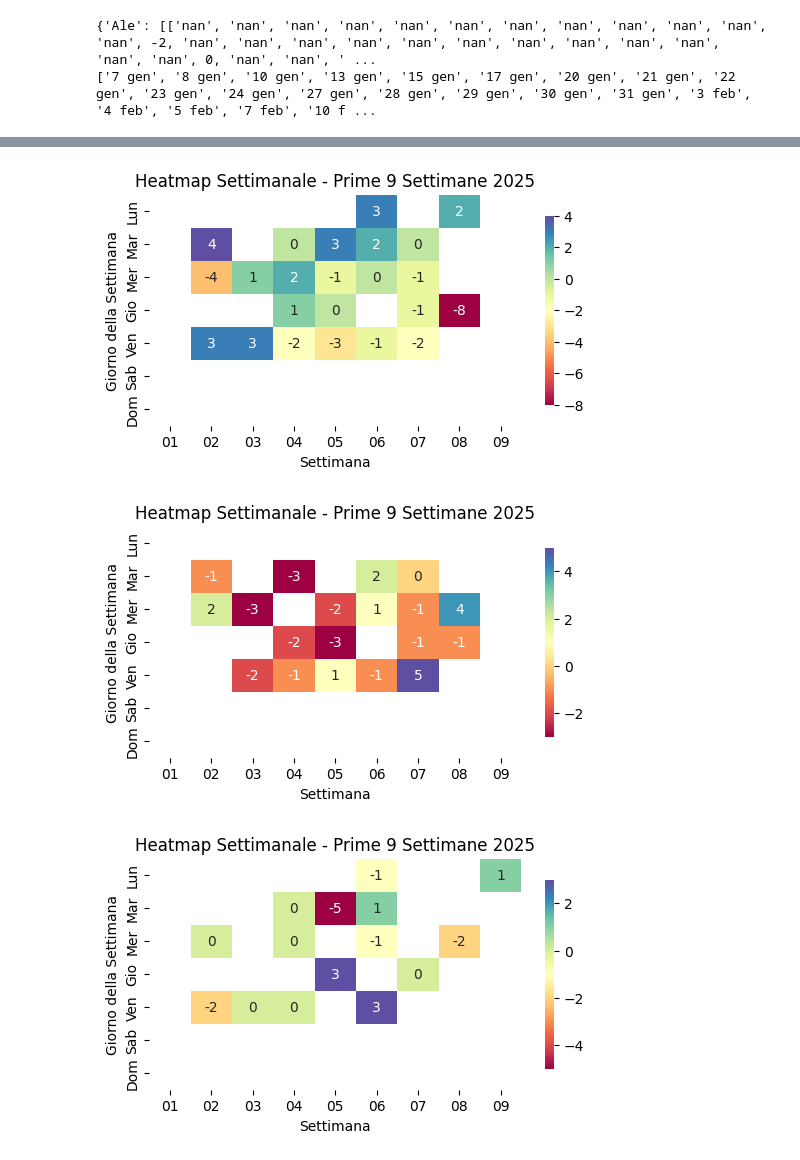
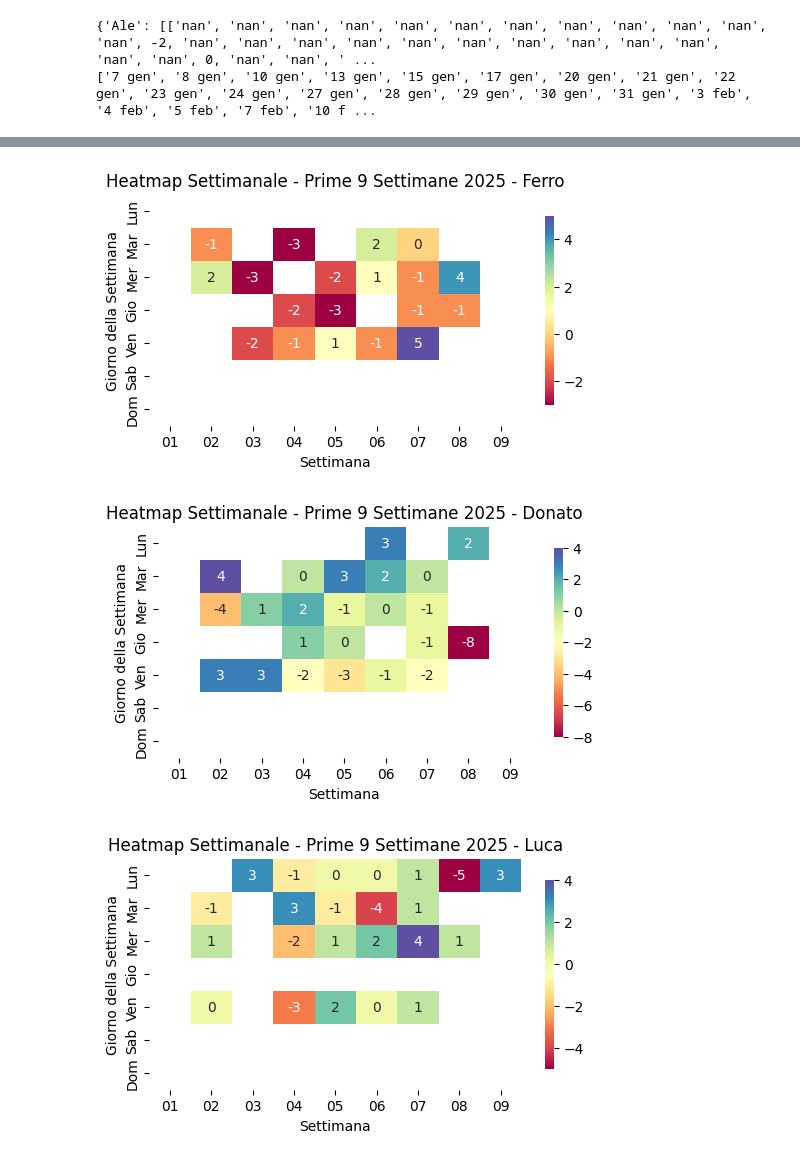
Before and after one commit to marcybon/test_nb, a Jupyter notebook: bestemmie.ipynb, the cells around one changed output, grey strips where cells are left out. Drawn from its saved outputs; the diff is of its cells as text; code cells hidden in the pictures.

```diff
--- a/bestemmie.ipynb
+++ b/bestemmie.ipynb
@@ -667,11 +667,11 @@ def genera_dizionario_partite(giornate_giocate, risultati, nome_giocatore):
 
     return dizionario_partite
 
-def crea_heatmap_settimanale(anno, numero_settimane, giornate_giocate, risultati_giocatore):
+def crea_heatmap_settimanale(anno, numero_settimane, giornate_giocate, nome_giocatore):
     """
     Crea una heatmap settimanale con Seaborn, utilizzando i dati forniti.
     """
-
+    risultati_giocatore = punteggi_giornalieri[nome_giocatore][0]
     # Genera date per le prime 'numero_settimane' settimane dell'anno specificato
     date_inizio = pd.to_datetime(f'{anno}-01-01')  # Primo giorno dell'anno
 
@@ -716,8 +716,8 @@ def crea_heatmap_settimanale(anno, numero_settimane, giornate_giocate, risultati
 
     # Crea la heatmap
     plt.figure(figsize=(6, 3))
-    sns.heatmap(df_pivot, annot=True, cmap='Spectral', fmt='.0f', cbar_kws={'shrink': .82})
-    plt.title(f'Heatmap Settimanale - Prime {numero_settimane} Settimane {anno}')
+    sns.heatmap(df_pivot, annot=True, cmap='Spectral', fmt='.0f', cbar_kws={'shrink': .82}) # Mappe: Spectral, RdYlGn, magma, bwr_r, coolwarm_r
+    plt.title(f'Heatmap Settimanale - Prime {numero_settimane} Settimane {anno} - {nome_giocatore}')
     plt.xlabel('Settimana')
     plt.ylabel('Giorno della Settimana')
     plt.show()
@@ -725,11 +725,14 @@ def crea_heatmap_settimanale(anno, numero_settimane, giornate_giocate, risultati
 # Esempio di utilizzo:
 #giornate = ['7 gen', '8 gen', '10 gen', '13 gen', '15 gen', '17 gen', '20 gen', '21 gen', '22 gen', '23 gen', '24 gen', '27 gen', '28 gen', '29 gen', '30 gen', '31 gen', '3 feb', '4 feb', '5 feb', '7 feb', '10 feb', '11 feb', '12 feb', '13 feb', '14 feb', '17 feb', '19 feb', '20 feb']
 giornate = giorni
-#risultati_giocatore = [2, 1, 'nan', 2, 4, 2, -1, 0, -1, 0, 2, -1, 4, 4, 2, 1, -4, -1, -2, -3, -2, -2, 3, 1, 1, -1, 3, 2, 1]
-#risultati_giocatore = punteggi_giornalieri[' inserisci nome '][0]
-#crea_heatmap_settimanale(2025, 9, giornate, risultati_giocatore)
-crea_heatmap_settimanale(2025, 9, giornate, punteggi_giornalieri['Marc'][0])
-crea_heatmap_settimanale(2025, 9, giornate, punteggi_giornalieri['Donato'][0])
-crea_heatmap_settimanale(2025, 9, giornate, punteggi_giornalieri['Ferro'][0])
-crea_heatmap_settimanale(2025, 9, giornate, punteggi_giornalieri['Kate'][0])
+#
+crea_heatmap_settimanale(2025, 9, giornate, 'Marc')
+crea_heatmap_settimanale(2025, 9, giornate, 'Ferro')
+crea_heatmap_settimanale(2025, 9, giornate, 'Donato')
+crea_heatmap_settimanale(2025, 9, giornate, 'Luca')
+crea_heatmap_settimanale(2025, 9, giornate, 'Kate')
+crea_heatmap_settimanale(2025, 9, giornate, 'Vitto')
+crea_heatmap_settimanale(2025, 9, giornate, 'Bond')
+crea_heatmap_settimanale(2025, 9, giornate, 'Scalzo')
+crea_heatmap_settimanale(2025, 9, giornate, 'Massi')
 # %% [output]
@@ -737,3 +740,3 @@ crea_heatmap_settimanale(2025, 9, giornate, punteggi_giornalieri['Kate'][0])
-[figure, old version]
+[figure, new version]
-[figure, old version]
+[figure, new version]
-[figure, old version]
+[figure, new version]
```
Also changed, not shown: parts of 4 cells of this notebook.
